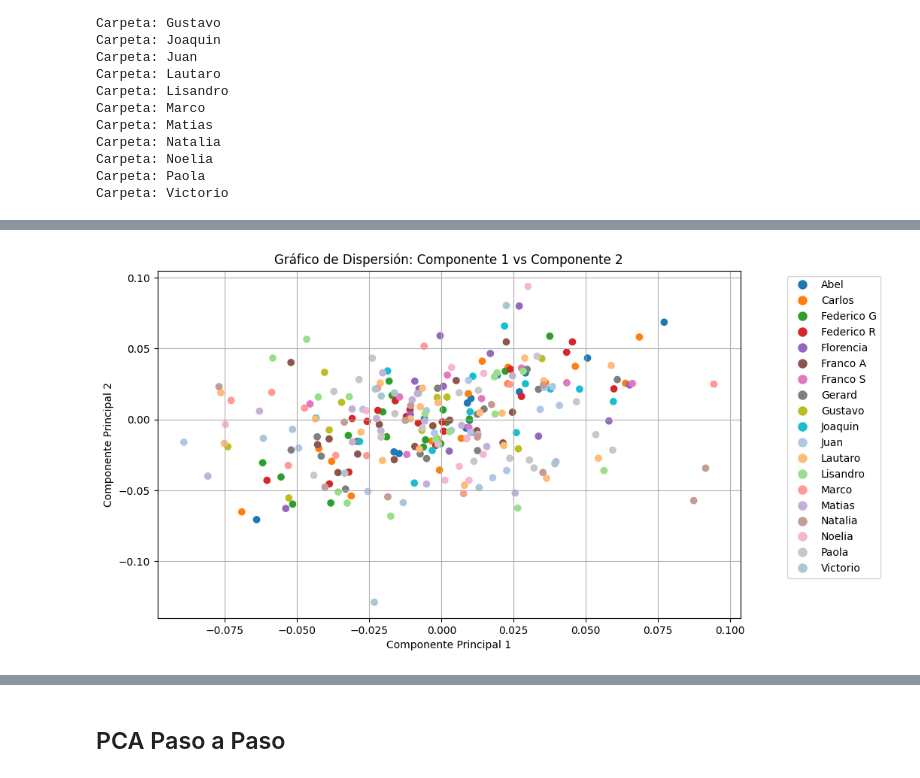
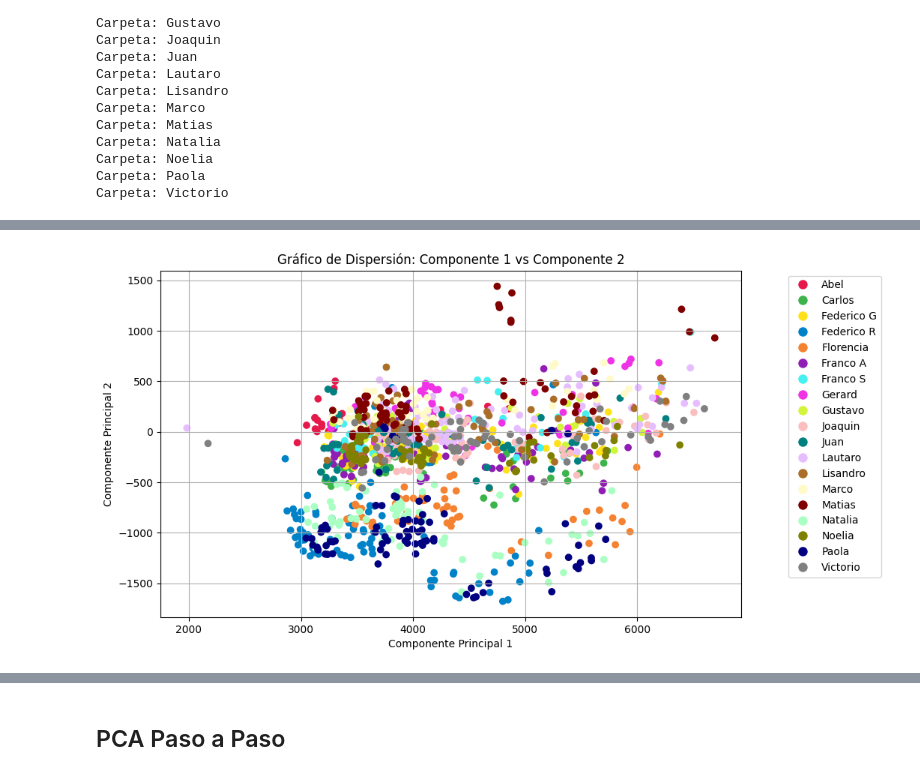
Before and after one commit to NoeSin/caras_grupo4, a Jupyter notebook: scripts/PCA-Caras.ipynb, the cells around one changed output, grey strips where cells are left out. Saved outputs shown, nothing was run; the diff lists cells and outputs as text; code cells hidden in the pictures.

Commit message:
SeparamosBackEIncorporamosFotos

```diff
--- a/scripts/PCA-Caras.ipynb
+++ b/scripts/PCA-Caras.ipynb
@@ -28,5 +29,6 @@ import matplotlib.pyplot as plt
 # %%
 #root_path = "C:/MaestriaDocs/DMA - Proyecto/caras_grupo4/"
 root_path = "../"
-directorio_origen = root_path + "Nuestras_Caras"
-destino = root_path + "Caras_cortadas"
+#directorio_origen = root_path + "Nuestras_Caras"
+#destino = root_path + "Caras_cortadas"
+dir_caras_cortadas = root_path + "Caras_cortadas"
@@ -49,7 +48,7 @@ from sklearn.decomposition import PCA
 # %%
 from PCA_funciones import matriz_fotos_desde_carpeta
 
-image_matrix = matriz_fotos_desde_carpeta(destino)
+image_matrix, image_person = matriz_fotos_desde_carpeta(dir_caras_cortadas)
 # %% [output]
 Carpeta: Abel
 Carpeta: Carlos
@@ -126,37 +146,68 @@ plt.show()
 # %%
-# Extraer los primeros dos componentes principales
-componente1 = pca.components_[:, 0]
-componente2 = pca.components_[:, 1]
-
+imagenes_transformadas = pca.transform(image_matrix)
 personas = np.unique(image_person)
 
+
 # Creamos una paleta de colores personalizada con 18 colores
-# Puedes modificar los colores como desees
-paleta_colores = ['#1f77b4', '#ff7f0e', '#2ca02c', '#d62728', '#9467bd', '#8c564b', '#e377c2', '#7f7f7f', '#bcbd22', '#17becf',
-                  '#aec7e8', '#ffbb78', '#98df8a', '#ff9896', '#c5b0d5', '#c49c94', '#f7b6d2', '#c7c7c7', '#a7c7d2']
 
+"""paleta_colores = [
+    '#1f77b4', '#ff7f0e', '#2ca02c', '#d62728', '#9467bd', '#8c564b', '#e377c2', '#7f7f7f', '#bcbd22', '#17becf',
+    '#aec7e8', '#ffbb78', '#98df8a', '#ff9896', '#c5b0d5', '#c49c94', '#f7b6d2', '#c7c7c7', '#1f77b4', '#ff7f0e',
+    '#2ca02c', '#d62728', '#9467bd', '#8c564b', '#e377c2', '#7f7f7f', '#bcbd22', '#17becf', '#aec7e8', '#ffbb78',
+    '#393b79', '#5254a3', '#6b6ecf', '#9c9ede', '#637939', '#8ca252', '#b5cf6b', '#cedb9c', '#8c6d31', '#bd9e39'
+]"""
+
+paleta_colores = [
+    '#e6194b',  # Rojo brillante
+    '#3cb44b',  # Verde
+    '#ffe119',  # Amarillo
+    '#0082c8',  # Azul
+    '#f58231',  # Naranja
+    '#911eb4',  # Púrpura
+    '#46f0f0',  # Cian
+    '#f032e6',  # Magenta
+    '#d2f53c',  # Lima
+    '#fabebe',  # Rosa claro
+    '#008080',  # Teal
+    '#e6beff',  # Lila
+    '#aa6e28',  # Marrón
+    '#fffac8',  # Amarillo pálido
+    '#800000',  # Marrón oscuro
+    '#aaffc3',  # Verde pálido
+    '#808000',  # Verde oliva
+
+    '#000080',  # Azul marino
+    '#808080' ,  # Gris
+    '#ffd8b1'  # Durazno
+]
 # Creamos un diccionario que asigna a cada persona un color específico
 colores = {}
 for i, persona in enumerate(personas):
     colores[persona] = paleta_colores[i % len(paleta_colores)]
-
 # Convertimos los nombres de las personas en colores según el diccionario
 colores_personas = [colores[persona] for persona in image_person]
-componente1 = pca.components_[:, 0]
-componente2 = pca.components_[:, 1]
 
 
-# Crear leyenda personalizada
-handles = [plt.Line2D([0], [0], marker='o', color='w', markerfacecolor=colores[persona], markersize=10, label=persona) for persona in personas]
 
-# Crear el scatter plot
-plt.figure(figsize=(10, 6))
-plt.scatter(componente1, componente2, c=colores_personas)
-plt.title('Gráfico de Dispersión: Componente 1 vs Componente 2')
-plt.xlabel('Componente Principal 1')
-plt.ylabel('Componente Principal 2')
-plt.grid(True)
-plt.legend(handles=handles, loc='upper right', bbox_to_anchor=(1.25, 1))
+for i in range(0, 8, 2):
 
-plt.show()
+    # Iteramos de 2 para ir observando relacion entre los componentes
+    # Extraer los primeros dos componentes principales
+    componente1 = imagenes_transformadas[:, i] #relacion de la componente1 en cada
+    componente2 = imagenes_transformadas[:, i+1] #relacion de la componente2 en cada
+
+    print(f" Comparación de proyeccion de componentes: {i+1} - {i+2}")
+
+    # Crear leyenda personalizada
+    handles = [plt.Line2D([0], [0], marker='o', color='w', markerfacecolor=colores[persona], markersize=10, label=persona) for persona in personas]
+
+    # Crear el scatter plot
+    plt.figure(figsize=(10, 6))
+    plt.scatter(componente1, componente2, c=colores_personas)
+    plt.title(f'Gráfico de Dispersión: Componente {i+1} vs Componente {i+2}')
+    plt.xlabel(f'Componente Principal {i+1}')
+    plt.ylabel(f'Componente Principal {i+2}')
+    plt.grid(True)
+    plt.legend(handles=handles, loc='upper right', bbox_to_anchor=(1.25, 1))
+    plt.show()
 # %% [output]
@@ -163 +215 @@ plt.show()
-[figure, old version]
+[figure, new version]
```
Also changed, not shown: parts of 36 cells of this notebook, 4 other files.
